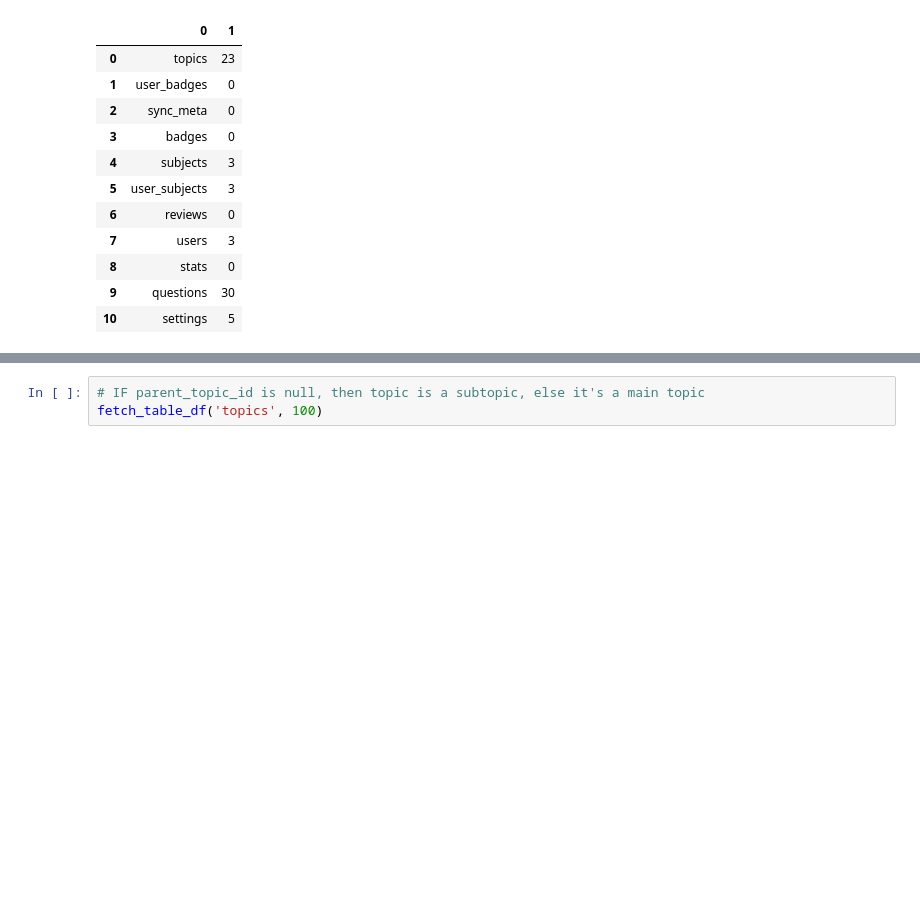
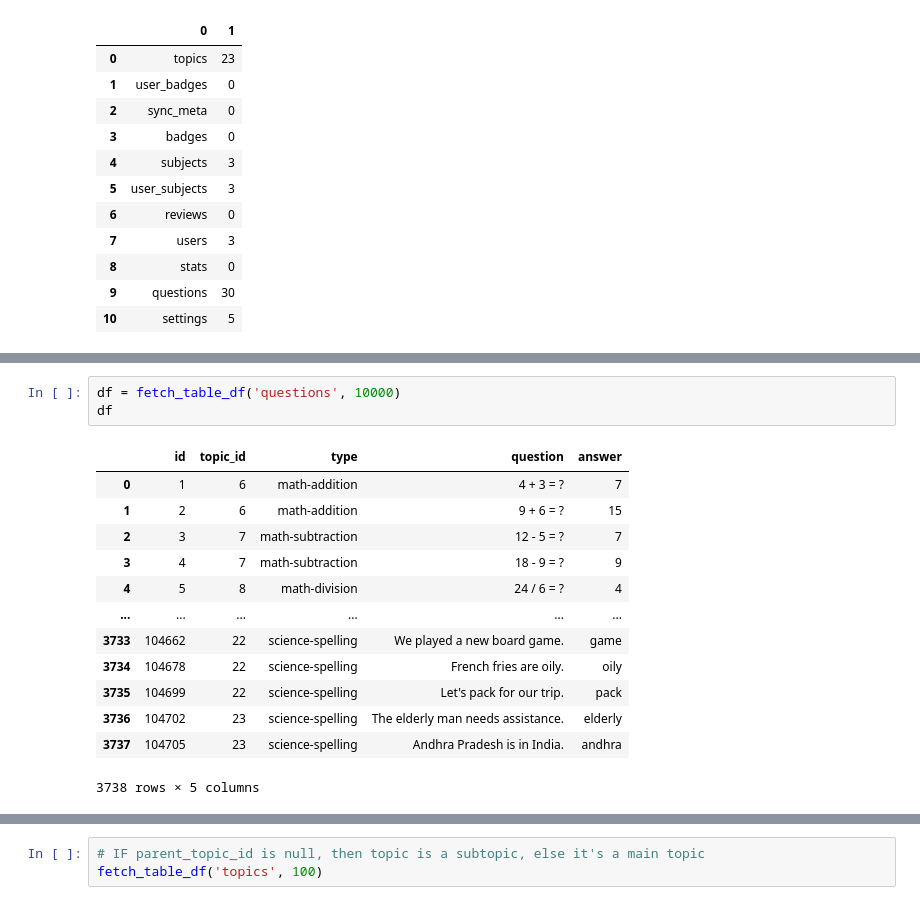
Before and after one commit to aimldlprojects/quizwiz, a Jupyter notebook: server/testing.ipynb, the cells around one changed output, grey strips where cells are left out. Drawn from its saved outputs; the diff is of its cells as text; blank space fills up the shorter version.

```diff
--- a/server/testing.ipynb
+++ b/server/testing.ipynb
@@ -731,0 +764,17 @@ fetch_table_df('users', 50)
+# %%
+df = fetch_table_df('questions', 10000)
+df
+# %% [output]
+|  | id | topic_id | type | question | answer |
+| 0 | 1 | 6 | math-addition | 4 + 3 = ? | 7 |
+| 1 | 2 | 6 | math-addition | 9 + 6 = ? | 15 |
+| 2 | 3 | 7 | math-subtraction | 12 - 5 = ? | 7 |
+| 3 | 4 | 7 | math-subtraction | 18 - 9 = ? | 9 |
+| 4 | 5 | 8 | math-division | 24 / 6 = ? | 4 |
+| ... | ... | ... | ... | ... | ... |
+| 3733 | 104662 | 22 | science-spelling | We played a new board game. | game |
+| 3734 | 104678 | 22 | science-spelling | French fries are oily. | oily |
+| 3735 | 104699 | 22 | science-spelling | Let's pack for our trip. | pack |
+| 3736 | 104702 | 23 | science-spelling | The elderly man needs assistance. | elderly |
+| 3737 | 104705 | 23 | science-spelling | Andhra Pradesh is in India. | andhra |
+3738 rows × 5 columns
```
Also changed, not shown: parts of 5 cells of this notebook, 25 other files.
